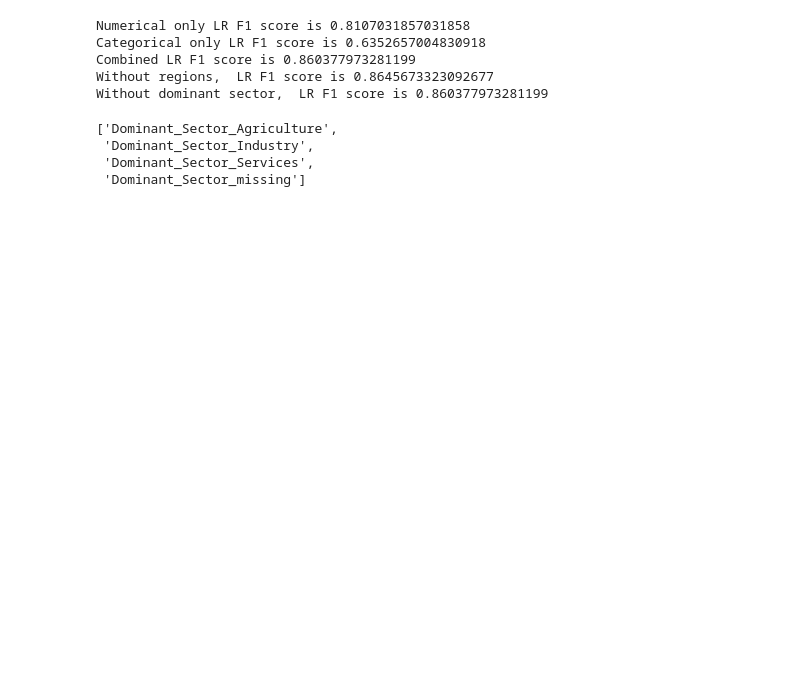
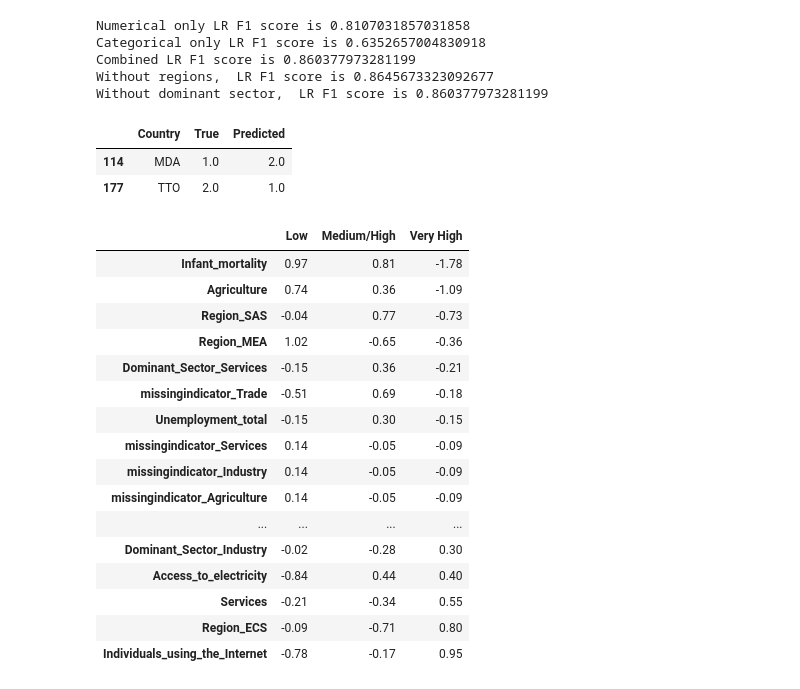
Before and after one commit to Soemon007/DS203_GroupProject, a Jupyter notebook: code/Training&Evaluation.ipynb, the cells around one changed output. Cells and saved outputs as stored; diff of their text form; code cells hidden in the pictures; blank space fills up the shorter version.

```diff
--- a/code/Training&Evaluation.ipynb
+++ b/code/Training&Evaluation.ipynb
@@ -151,11 +200,33 @@ Combined LR F1 score is 0.860377973281199
 Without regions,  LR F1 score is 0.8645673323092677
 Without dominant sector,  LR F1 score is 0.860377973281199
 # %%
-#For rehan-> use x_tr_clean and x_v_clean but no pca since we need to interpret the coeffs
+# Misclassified countries
+countries = pd.read_csv("../data/dataset.csv")["Country"]
+wrong = (lr_pred != y_te)
+pd.DataFrame({"Country": countries[y_te.index[wrong]], "True": y_te[wrong], "Predicted": lr_pred[wrong]})
+# %% [output]
+|  | Country | True | Predicted |
+| 114 | MDA | 1.0 | 2.0 |
+| 177 | TTO | 2.0 | 1.0 |
-# %%
-sector_cols
-# %% [output]
-['Dominant_Sector_Agriculture',
- 'Dominant_Sector_Industry',
- 'Dominant_Sector_Services',
- 'Dominant_Sector_missing']
+# %%
+# LR coefficients without PCA
+lr = LogisticRegression(random_state = 10, C = 1, max_iter = 1000).fit(x_tr_clean, y_tr)
+pd.DataFrame(lr.coef_.T, index = x_tr_clean.columns, columns = ["Low", "Medium/High", "Very High"]).round(2).sort_values("Very High")
+# %% [output]
+|  | Low | Medium/High | Very High |
+| Infant_mortality | 0.97 | 0.81 | -1.78 |
+| Agriculture | 0.74 | 0.36 | -1.09 |
+| Region_SAS | -0.04 | 0.77 | -0.73 |
+| Region_MEA | 1.02 | -0.65 | -0.36 |
+| Dominant_Sector_Services | -0.15 | 0.36 | -0.21 |
+| missingindicator_Trade | -0.51 | 0.69 | -0.18 |
+| Unemployment_total | -0.15 | 0.30 | -0.15 |
+| missingindicator_Services | 0.14 | -0.05 | -0.09 |
+| missingindicator_Industry | 0.14 | -0.05 | -0.09 |
+| missingindicator_Agriculture | 0.14 | -0.05 | -0.09 |
+| ... | ... | ... | ... |
+| Dominant_Sector_Industry | -0.02 | -0.28 | 0.30 |
+| Access_to_electricity | -0.84 | 0.44 | 0.40 |
+| Services | -0.21 | -0.34 | 0.55 |
+| Region_ECS | -0.09 | -0.71 | 0.80 |
+| Individuals_using_the_Internet | -0.78 | -0.17 | 0.95 |
```
Also changed, not shown: parts of 5 cells of this notebook.
